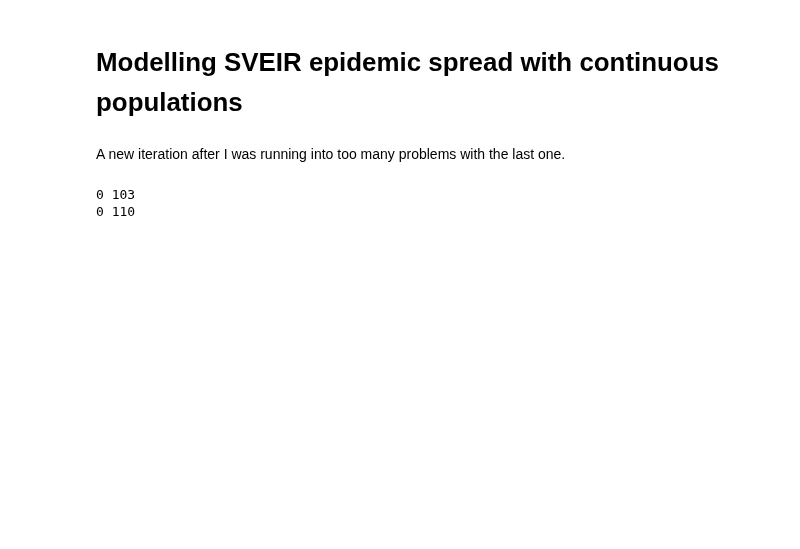
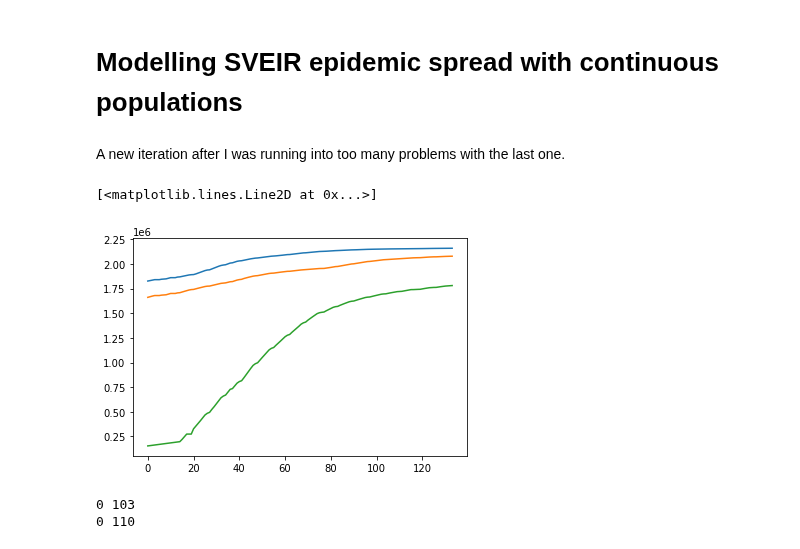
Before and after one commit to yuval-b/covid_thesis, a Jupyter notebook: 7. Continuous Population Compartmental Model.ipynb, the cells around one changed output. Cells and saved outputs as stored; diff of their text form; code cells hidden in the pictures; blank space fills up the shorter version.

```diff
--- a/7. Continuous Population Compartmental Model.ipynb
+++ b/7. Continuous Population Compartmental Model.ipynb
@@ -42,3 +42,11 @@ waloc = waloc.loc[(waloc['City / Town'] != 'Pinjarra') & (waloc['City / Town'] !
                  (waloc['City / Town'] != 'Dampier') ]
 waloc = waloc.reset_index()
 waloc = waloc.drop(columns = ['index'])
+
+# When also ignoring 0 flow towns
+waloc = waloc.loc[(waloc['City / Town'] != 'Kununurra') & (waloc['City / Town'] != 'Derby') &
+                  (waloc['City / Town'] != 'Boddington-Ranford') & (waloc['City / Town'] != 'Wyndham')]
+waloc = waloc.reset_index()
+waloc = waloc.drop(columns = ['index'])
+
+towns = list(waloc['City / Town'])
@@ -67,0 +53,12 @@ for i in range(len(stoch)):
+# %%
+# Read in all weekly adjacnecy matrices, assigning each entry to a dictionary.
+st = os.listdir("/Volumes/HardDrive/New_Workflow/symm_stoc_44_<250")
+
+stoch = []
+for i in st:
+    if '._' not in i:
+        stoch.append(i)
+
+d = {}
+for i in range(len(stoch)):
+    d[str(i)] = pd.read_csv("/Volumes/HardDrive/New_Workflow/symm_stoc_44_<250/"+stoch[i], header = None, sep =',')
@@ -162,6 +185,13 @@ for f in range(len(third)-1):
     third_change.append(third[f+1] - third[f])
 
 uptakes = [first_change, second_change, third_change]
+# %%
+plt.plot(first)
+plt.plot(second)
+plt.plot(third)
+# %% [output]
+[<matplotlib.lines.Line2D at 0x...>]
+[figure, added]
 # %%
 # Make it so there are no negatives (there were only two when I checked)
 for i in range(len(uptakes)):
```
Also changed, not shown: parts of 24 cells of this notebook.
